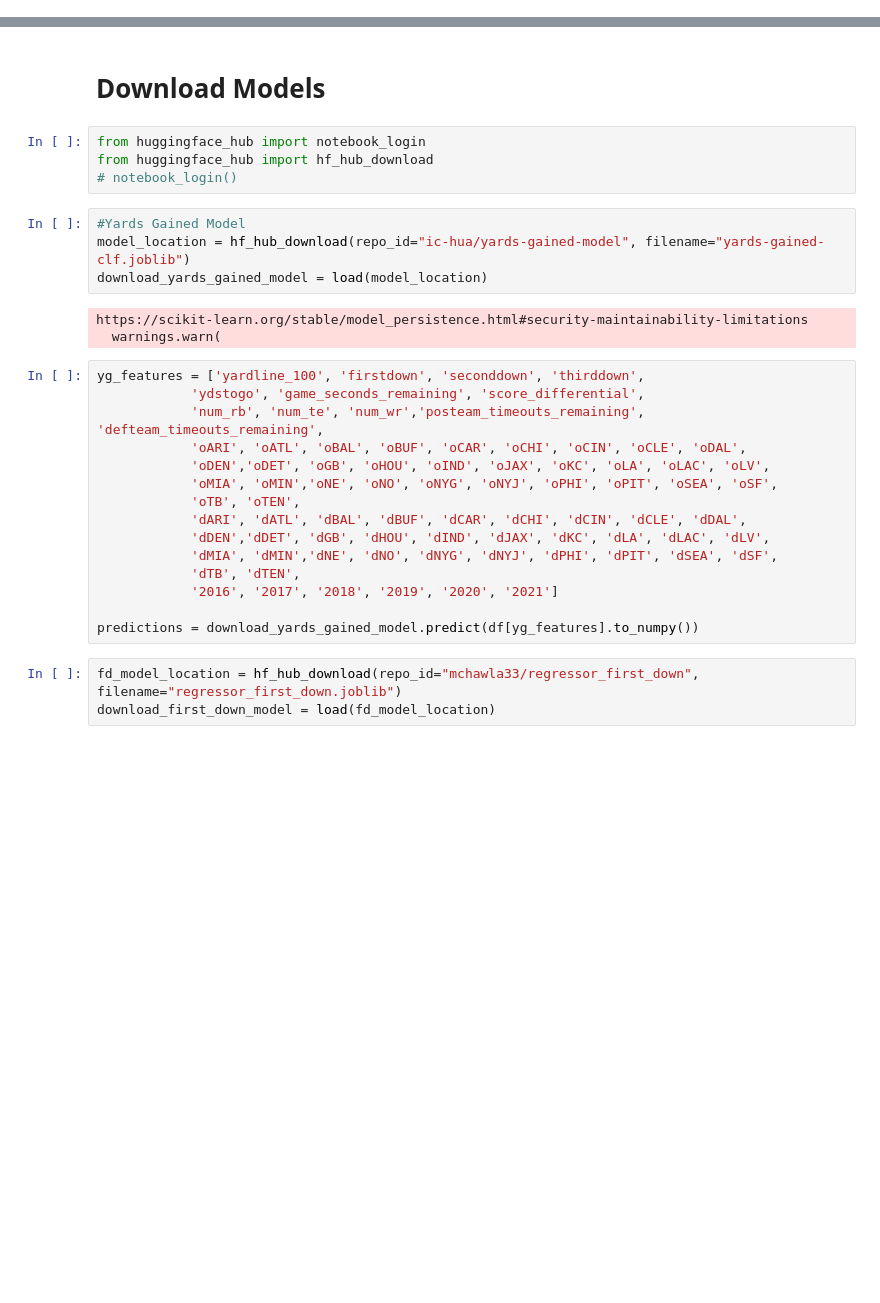
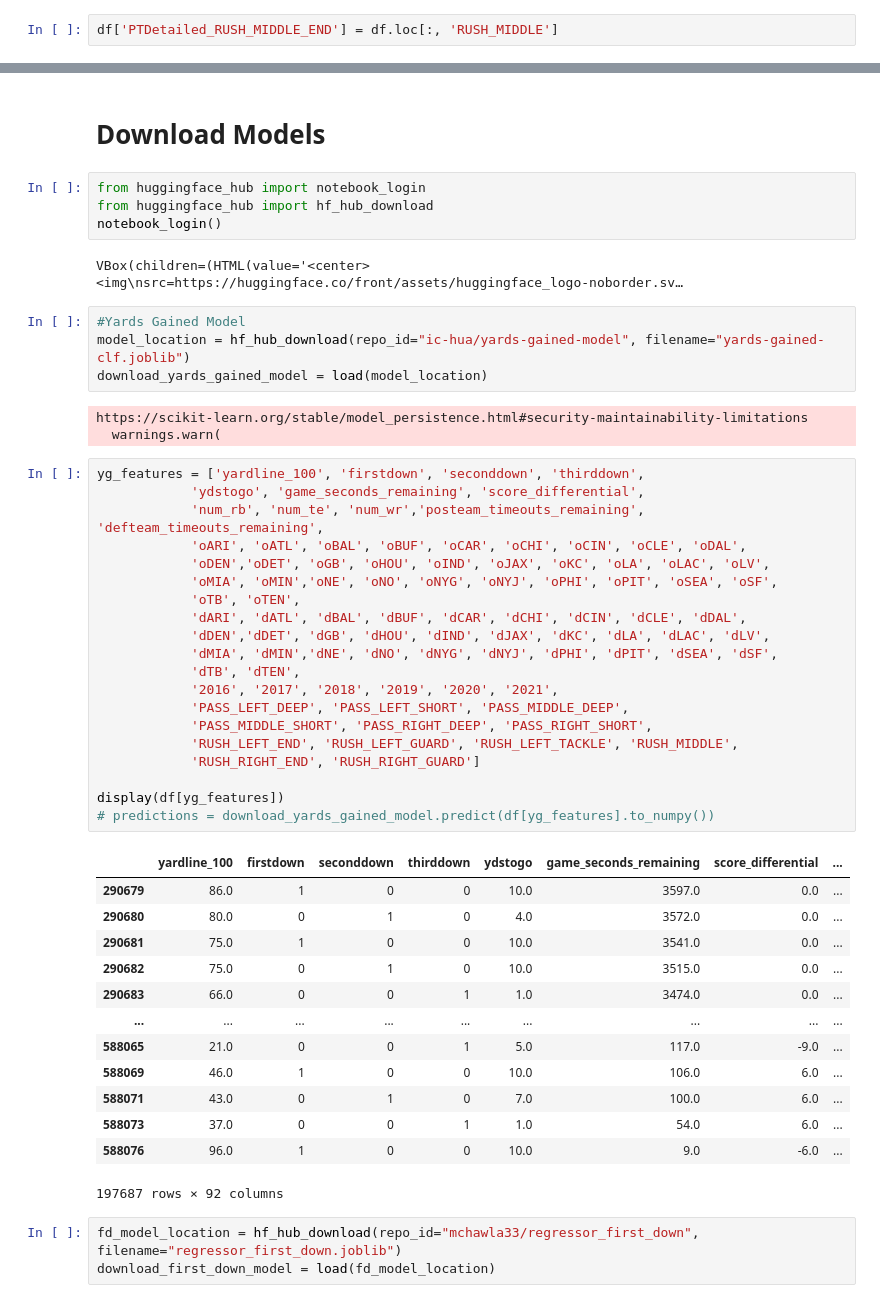
Before and after one commit to mchawla33/w210-capstone, a Jupyter notebook: notebooks/ContextualBandit_comp.ipynb, the cells around one changed output, grey strips where cells are left out. Cells and saved outputs as stored; diff of their text form; blank space fills up the shorter version.

```diff
--- a/notebooks/ContextualBandit_comp.ipynb
+++ b/notebooks/ContextualBandit_comp.ipynb
@@ -307,5 +315,7 @@ df['Play_type_detailed'] = df.apply(Play_type_detailed, axis=1)
 temp_df = df[['Play_type_detailed']]
 temp_df= pd.get_dummies(temp_df['Play_type_detailed'], prefix='PTDetailed')
 df = pd.concat([df, temp_df], axis=1)
+# %%
+df['PTDetailed_RUSH_MIDDLE_END'] = df.loc[:, 'RUSH_MIDDLE']
 # %% [markdown]
 # Create Bandit
@@ -854,7 +1090,9 @@ df['success'] = df.apply(define_successful_play, axis=1)
 # %%
 from huggingface_hub import notebook_login
 from huggingface_hub import hf_hub_download
-# notebook_login()
+notebook_login()
+# %% [output]
+VBox(children=(HTML(value='<center> <img\nsrc=https://huggingface.co/front/assets/huggingface_logo-noborder.sv…
 # %%
 #Yards Gained Model
 model_location = hf_hub_download(repo_id="ic-hua/yards-gained-model", filename="yards-gained-clf.joblib")
@@ -865,18 +1103,37 @@ https://scikit-learn.org/stable/model_persistence.html#security-maintainability-
 # %%
 yg_features = ['yardline_100', 'firstdown', 'seconddown', 'thirddown',
             'ydstogo', 'game_seconds_remaining', 'score_differential',
             'num_rb', 'num_te', 'num_wr','posteam_timeouts_remaining', 'defteam_timeouts_remaining',
             'oARI', 'oATL', 'oBAL', 'oBUF', 'oCAR', 'oCHI', 'oCIN', 'oCLE', 'oDAL',
             'oDEN','oDET', 'oGB', 'oHOU', 'oIND', 'oJAX', 'oKC', 'oLA', 'oLAC', 'oLV',
             'oMIA', 'oMIN','oNE', 'oNO', 'oNYG', 'oNYJ', 'oPHI', 'oPIT', 'oSEA', 'oSF',
             'oTB', 'oTEN',
             'dARI', 'dATL', 'dBAL', 'dBUF', 'dCAR', 'dCHI', 'dCIN', 'dCLE', 'dDAL',
             'dDEN','dDET', 'dGB', 'dHOU', 'dIND', 'dJAX', 'dKC', 'dLA', 'dLAC', 'dLV',
             'dMIA', 'dMIN','dNE', 'dNO', 'dNYG', 'dNYJ', 'dPHI', 'dPIT', 'dSEA', 'dSF',
             'dTB', 'dTEN',
-            '2016', '2017', '2018', '2019', '2020', '2021']
+            '2016', '2017', '2018', '2019', '2020', '2021',
+            'PASS_LEFT_DEEP', 'PASS_LEFT_SHORT', 'PASS_MIDDLE_DEEP',
+            'PASS_MIDDLE_SHORT', 'PASS_RIGHT_DEEP', 'PASS_RIGHT_SHORT',
+            'RUSH_LEFT_END', 'RUSH_LEFT_GUARD', 'RUSH_LEFT_TACKLE', 'RUSH_MIDDLE',
+            'RUSH_RIGHT_END', 'RUSH_RIGHT_GUARD']
 
-predictions = download_yards_gained_model.predict(df[yg_features].to_numpy())
+display(df[yg_features])
+# predictions = download_yards_gained_model.predict(df[yg_features].to_numpy())
+# %% [output]
+|  | yardline_100 | firstdown | seconddown | thirddown | ydstogo | game_seconds_remaining | score_differential | ... |
+| 290679 | 86.0 | 1 | 0 | 0 | 10.0 | 3597.0 | 0.0 | ... |
+| 290680 | 80.0 | 0 | 1 | 0 | 4.0 | 3572.0 | 0.0 | ... |
+| 290681 | 75.0 | 1 | 0 | 0 | 10.0 | 3541.0 | 0.0 | ... |
+| 290682 | 75.0 | 0 | 1 | 0 | 10.0 | 3515.0 | 0.0 | ... |
+| 290683 | 66.0 | 0 | 0 | 1 | 1.0 | 3474.0 | 0.0 | ... |
+| ... | ... | ... | ... | ... | ... | ... | ... | ... |
+| 588065 | 21.0 | 0 | 0 | 1 | 5.0 | 117.0 | -9.0 | ... |
+| 588069 | 46.0 | 1 | 0 | 0 | 10.0 | 106.0 | 6.0 | ... |
+| 588071 | 43.0 | 0 | 1 | 0 | 7.0 | 100.0 | 6.0 | ... |
+| 588073 | 37.0 | 0 | 0 | 1 | 1.0 | 54.0 | 6.0 | ... |
+| 588076 | 96.0 | 1 | 0 | 0 | 10.0 | 9.0 | -6.0 | ... |
+197687 rows × 92 columns
 # %%
 fd_model_location = hf_hub_download(repo_id="mchawla33/regressor_first_down", filename="regressor_first_down.joblib")
 download_first_down_model = load(fd_model_location)
```
Also changed, not shown: parts of 10 cells of this notebook, 2 other files.
